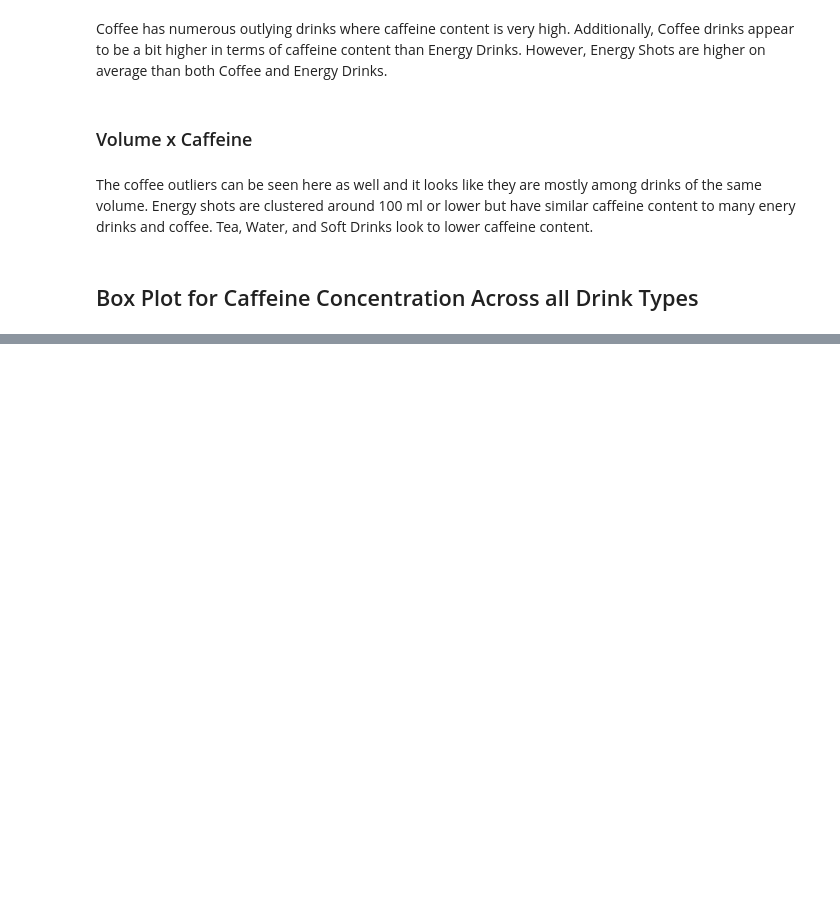
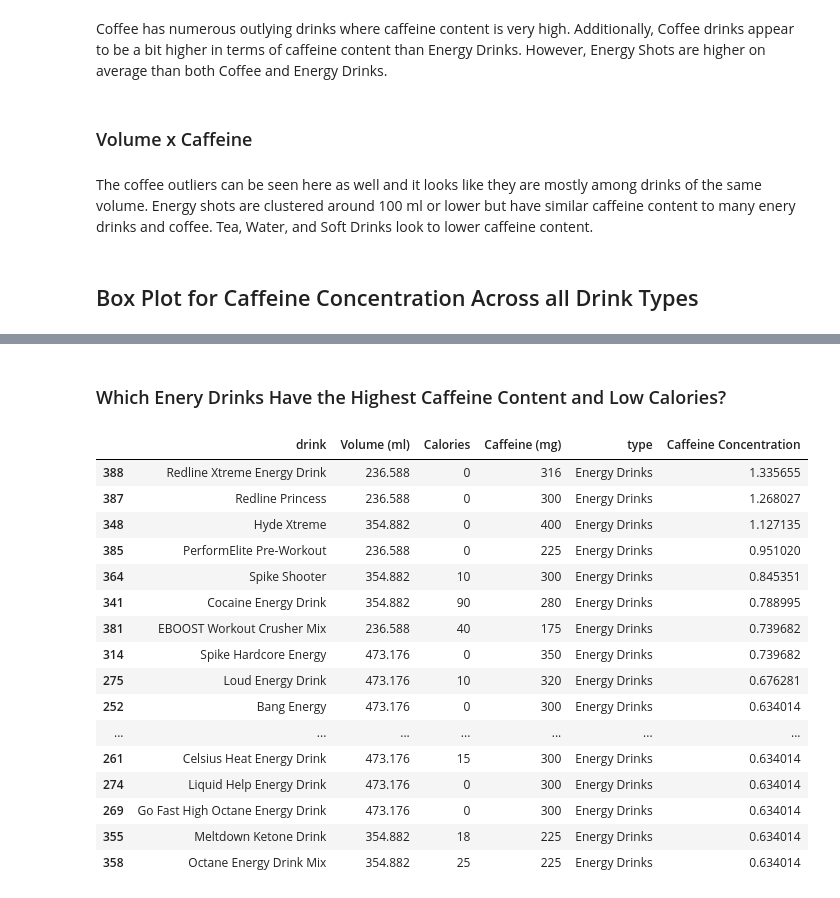
Before and after one commit to ribbit56/caffeine, a Jupyter notebook: Caffeine Plotly.ipynb, the cells around one changed output, grey strips where cells are left out. Cells and saved outputs as stored; diff of their text form; code cells hidden in the pictures; blank space fills up the shorter version.

```diff
--- a/Caffeine Plotly.ipynb
+++ b/Caffeine Plotly.ipynb
@@ -305,0 +329,24 @@ tw_caffeine
+# %% [markdown]
+### Which Enery Drinks Have the Highest Caffeine Content and Low Calories?
+# %%
+healthy_energy_drinks = caffeine[(caffeine['Calories'] <= 100) & (caffeine['type'] == 'Energy Drinks')].sort_values(by=['Caffeine Concentration'], ascending=False).head(20)
+
+healthy_energy_drinks
+# %% [output]
+|  | drink | Volume (ml) | Calories | Caffeine (mg) | type | Caffeine Concentration |
+| 388 | Redline Xtreme Energy Drink | 236.588 | 0 | 316 | Energy Drinks | 1.335655 |
+| 387 | Redline Princess | 236.588 | 0 | 300 | Energy Drinks | 1.268027 |
+| 348 | Hyde Xtreme | 354.882 | 0 | 400 | Energy Drinks | 1.127135 |
+| 385 | PerformElite Pre-Workout | 236.588 | 0 | 225 | Energy Drinks | 0.951020 |
+| 364 | Spike Shooter | 354.882 | 10 | 300 | Energy Drinks | 0.845351 |
+| 341 | Cocaine Energy Drink | 354.882 | 90 | 280 | Energy Drinks | 0.788995 |
+| 381 | EBOOST Workout Crusher Mix | 236.588 | 40 | 175 | Energy Drinks | 0.739682 |
+| 314 | Spike Hardcore Energy | 473.176 | 0 | 350 | Energy Drinks | 0.739682 |
+| 275 | Loud Energy Drink | 473.176 | 10 | 320 | Energy Drinks | 0.676281 |
+| 252 | Bang Energy | 473.176 | 0 | 300 | Energy Drinks | 0.634014 |
+| ... | ... | ... | ... | ... | ... | ... |
+| 261 | Celsius Heat Energy Drink | 473.176 | 15 | 300 | Energy Drinks | 0.634014 |
+| 274 | Liquid Help Energy Drink | 473.176 | 0 | 300 | Energy Drinks | 0.634014 |
+| 269 | Go Fast High Octane Energy Drink | 473.176 | 0 | 300 | Energy Drinks | 0.634014 |
+| 355 | Meltdown Ketone Drink | 354.882 | 18 | 225 | Energy Drinks | 0.634014 |
+| 358 | Octane Energy Drink Mix | 354.882 | 25 | 225 | Energy Drinks | 0.634014 |
```
Also changed, not shown: parts of 17 cells of this notebook.
